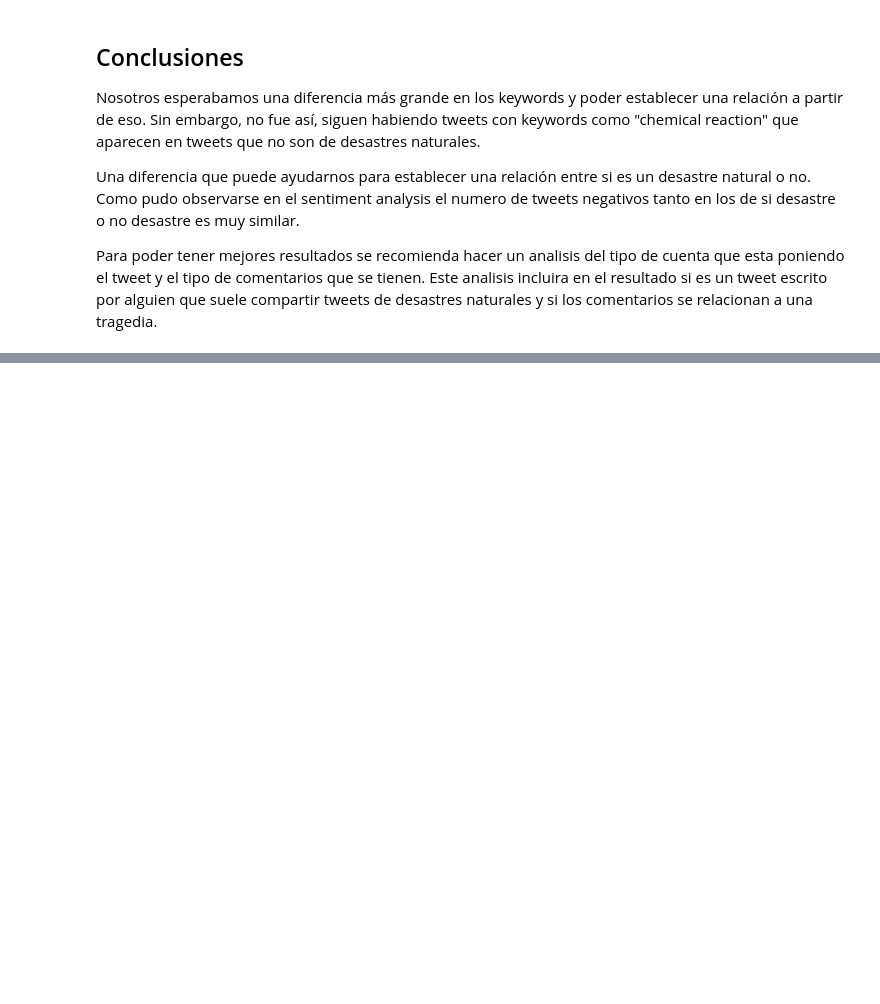
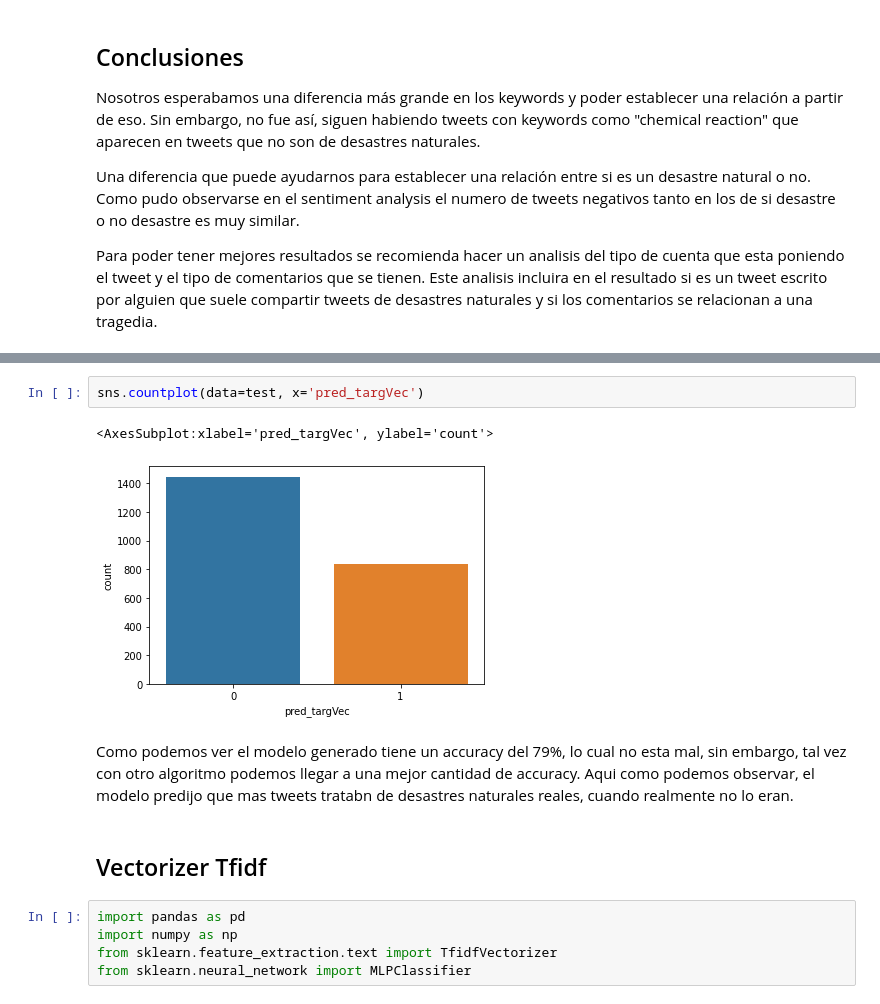
Before and after one commit to marisaaaai/Proyecto2DS, a Jupyter notebook: Proyecto2.ipynb, the cells around one changed output, grey strips where cells are left out. Cells and saved outputs as stored; diff of their text form; blank space fills up the shorter version.

```diff
--- a/Proyecto2.ipynb
+++ b/Proyecto2.ipynb
@@ -752,0 +911,14 @@ Para poder tener mejores resultados se recomienda hacer un analisis del tipo de
+# %%
+sns.countplot(data=test, x='pred_targVec')
+# %% [output]
+<AxesSubplot:xlabel='pred_targVec', ylabel='count'>
+[figure, added]
+# %% [markdown]
+Como podemos ver el modelo generado tiene un accuracy del 79%, lo cual no esta mal, sin embargo, tal vez con otro algoritmo podemos llegar a una mejor cantidad de accuracy. Aqui como podemos observar, el modelo predijo que mas tweets tratabn de desastres naturales reales, cuando realmente no lo eran.
+# %% [markdown]
+## Vectorizer Tfidf
+# %%
+import pandas as pd
+import numpy as np
+from sklearn.feature_extraction.text import TfidfVectorizer
+from sklearn.neural_network import MLPClassifier
```
Also changed, not shown: parts of 23 cells of this notebook.
